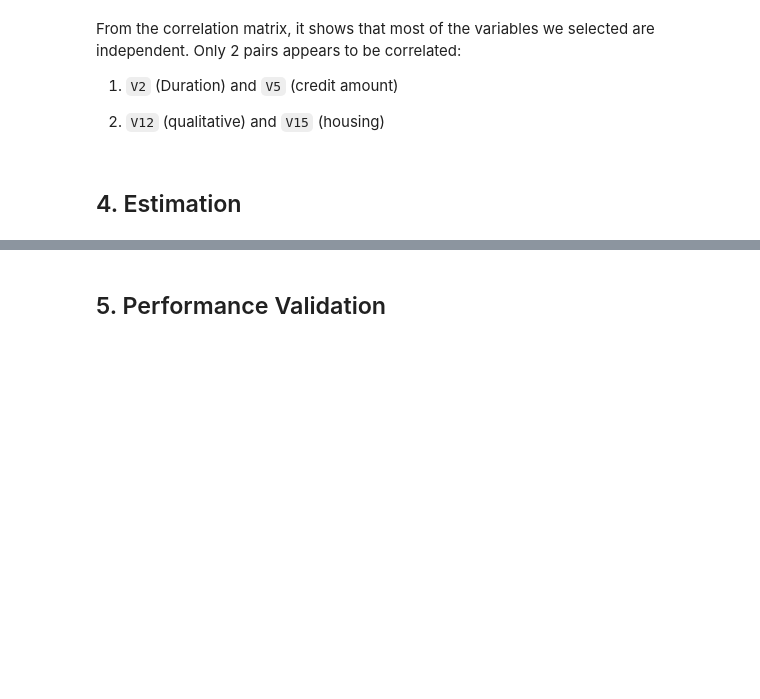
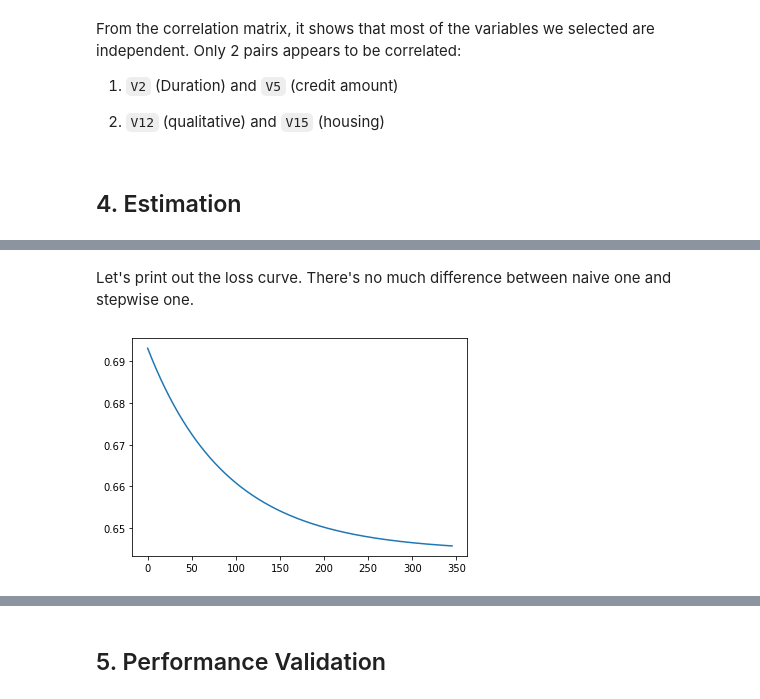
Before and after one commit to Clarence1027/quantitative-credit-scoring-model, a Jupyter notebook: report.ipynb, the cells around one changed output, grey strips where cells are left out. Drawn from its saved outputs; the diff is of its cells as text; code cells hidden in the pictures; blank space fills up the shorter version.

```diff
--- a/report.ipynb
+++ b/report.ipynb
@@ -297,0 +382,9 @@ Name: target, Length: 700, dtype: int64
+# %%
+sFwdLR=stepwiseFwdLR()
+sFwdLR_fid=sFwdLR.train(X_train_trans,y_train.values)
+# %% [markdown]
+Let's print out the loss curve. There's no much difference between naive one and stepwise one.
+# %%
+sFwdLR.print_loss_curve()
+# %% [output]
+[figure, added]
```
Also changed, not shown: parts of 52 cells of this notebook, 2 other files.
